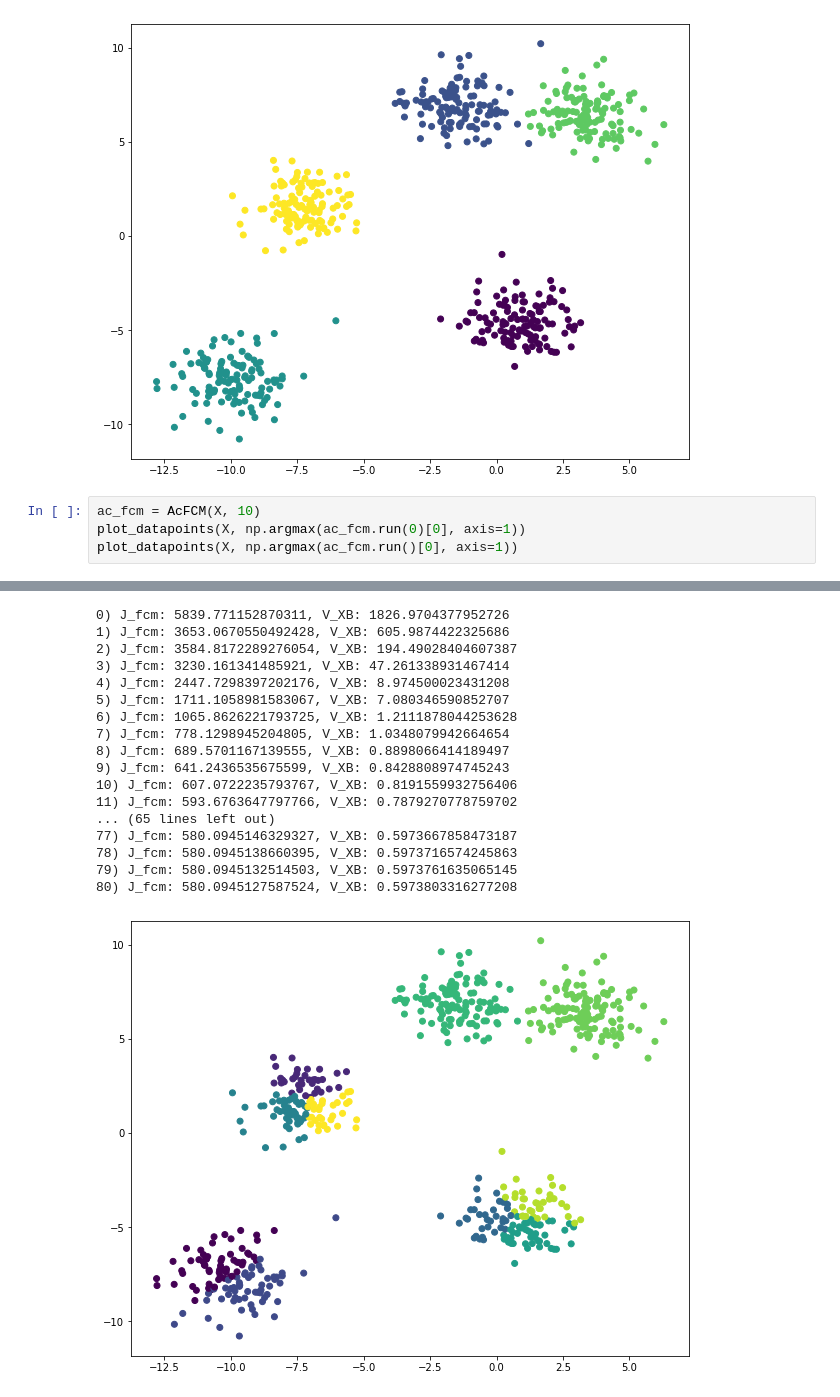
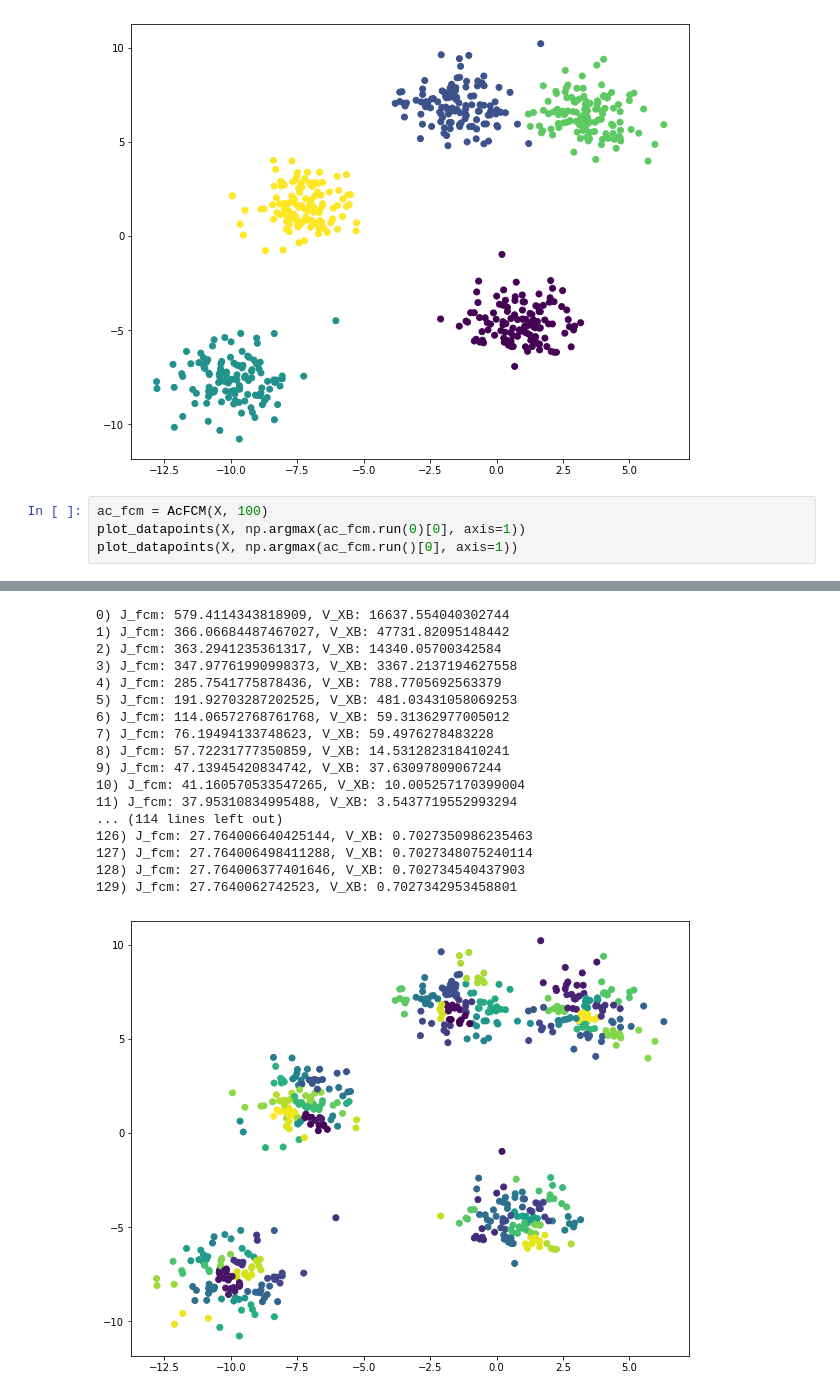
Before and after one commit to Mruzik1/EA-Ac-FCM-Implementation, a Jupyter notebook: main.ipynb, the cells around one changed output, grey strips where cells are left out. Drawn from its saved outputs; the diff is of its cells as text.

```diff
--- a/main.ipynb
+++ b/main.ipynb
@@ -16,7 +16,7 @@ plot_datapoints(X, y)
 # %% [output]
 [figure]
 # %%
-ac_fcm = AcFCM(X, 10)
+ac_fcm = AcFCM(X, 100)
 plot_datapoints(X, np.argmax(ac_fcm.run(0)[0], axis=1))
 plot_datapoints(X, np.argmax(ac_fcm.run()[0], axis=1))
 # %% [output]
@@ -24,19 +24,19 @@ plot_datapoints(X, np.argmax(ac_fcm.run()[0], axis=1))
-0) J_fcm: 5839.771152870311, V_XB: 1826.9704377952726
-1) J_fcm: 3653.0670550492428, V_XB: 605.9874422325686
-2) J_fcm: 3584.8172289276054, V_XB: 194.49028404607387
-3) J_fcm: 3230.161341485921, V_XB: 47.261338931467414
-4) J_fcm: 2447.7298397202176, V_XB: 8.974500023431208
-5) J_fcm: 1711.1058981583067, V_XB: 7.080346590852707
-6) J_fcm: 1065.8626221793725, V_XB: 1.2111878044253628
-7) J_fcm: 778.1298945204805, V_XB: 1.0348079942664654
-8) J_fcm: 689.5701167139555, V_XB: 0.8898066414189497
-9) J_fcm: 641.2436535675599, V_XB: 0.8428808974745243
-10) J_fcm: 607.0722235793767, V_XB: 0.8191559932756406
-11) J_fcm: 593.6763647797766, V_XB: 0.7879270778759702
-... (65 lines left out)
-77) J_fcm: 580.0945146329327, V_XB: 0.5973667858473187
-78) J_fcm: 580.0945138660395, V_XB: 0.5973716574245863
-79) J_fcm: 580.0945132514503, V_XB: 0.5973761635065145
-80) J_fcm: 580.0945127587524, V_XB: 0.5973803316277208
+0) J_fcm: 579.4114343818909, V_XB: 16637.554040302744
+1) J_fcm: 366.06684487467027, V_XB: 47731.82095148442
+2) J_fcm: 363.2941235361317, V_XB: 14340.05700342584
+3) J_fcm: 347.97761990998373, V_XB: 3367.2137194627558
+4) J_fcm: 285.7541775878436, V_XB: 788.7705692563379
+5) J_fcm: 191.92703287202525, V_XB: 481.03431058069253
+6) J_fcm: 114.06572768761768, V_XB: 59.31362977005012
+7) J_fcm: 76.19494133748623, V_XB: 59.4976278483228
+8) J_fcm: 57.72231777350859, V_XB: 14.531282318410241
+9) J_fcm: 47.13945420834742, V_XB: 37.63097809067244
+10) J_fcm: 41.160570533547265, V_XB: 10.005257170399004
+11) J_fcm: 37.95310834995488, V_XB: 3.5437719552993294
+... (114 lines left out)
+126) J_fcm: 27.764006640425144, V_XB: 0.7027350986235463
+127) J_fcm: 27.764006498411288, V_XB: 0.7027348075240114
+128) J_fcm: 27.764006377401646, V_XB: 0.702734540437903
+129) J_fcm: 27.7640062742523, V_XB: 0.7027342953458801
-[figure, old version]
+[figure, new version]
 # %%
```
Also changed, not shown: parts of 2 cells of this notebook, 1 other file.
